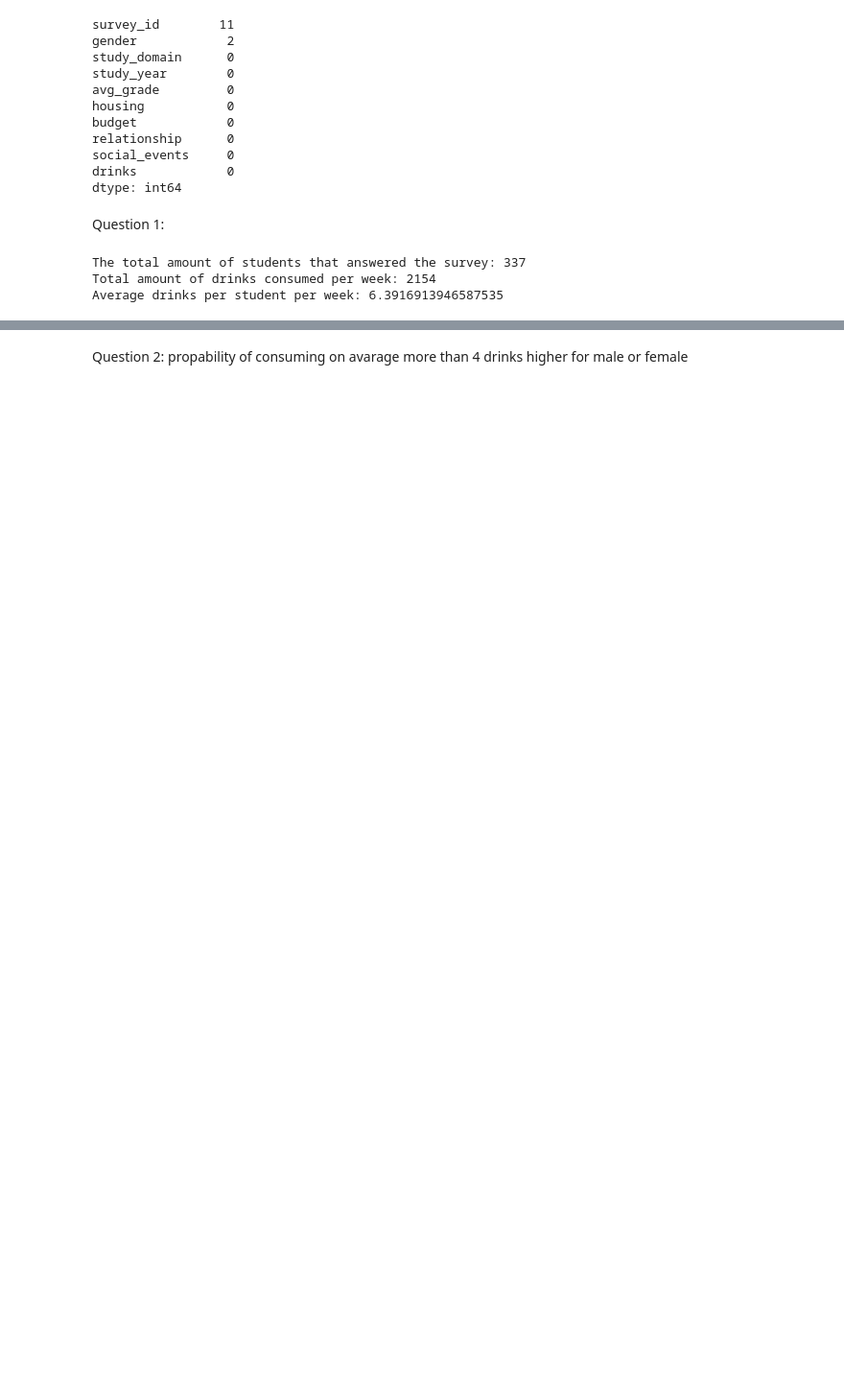
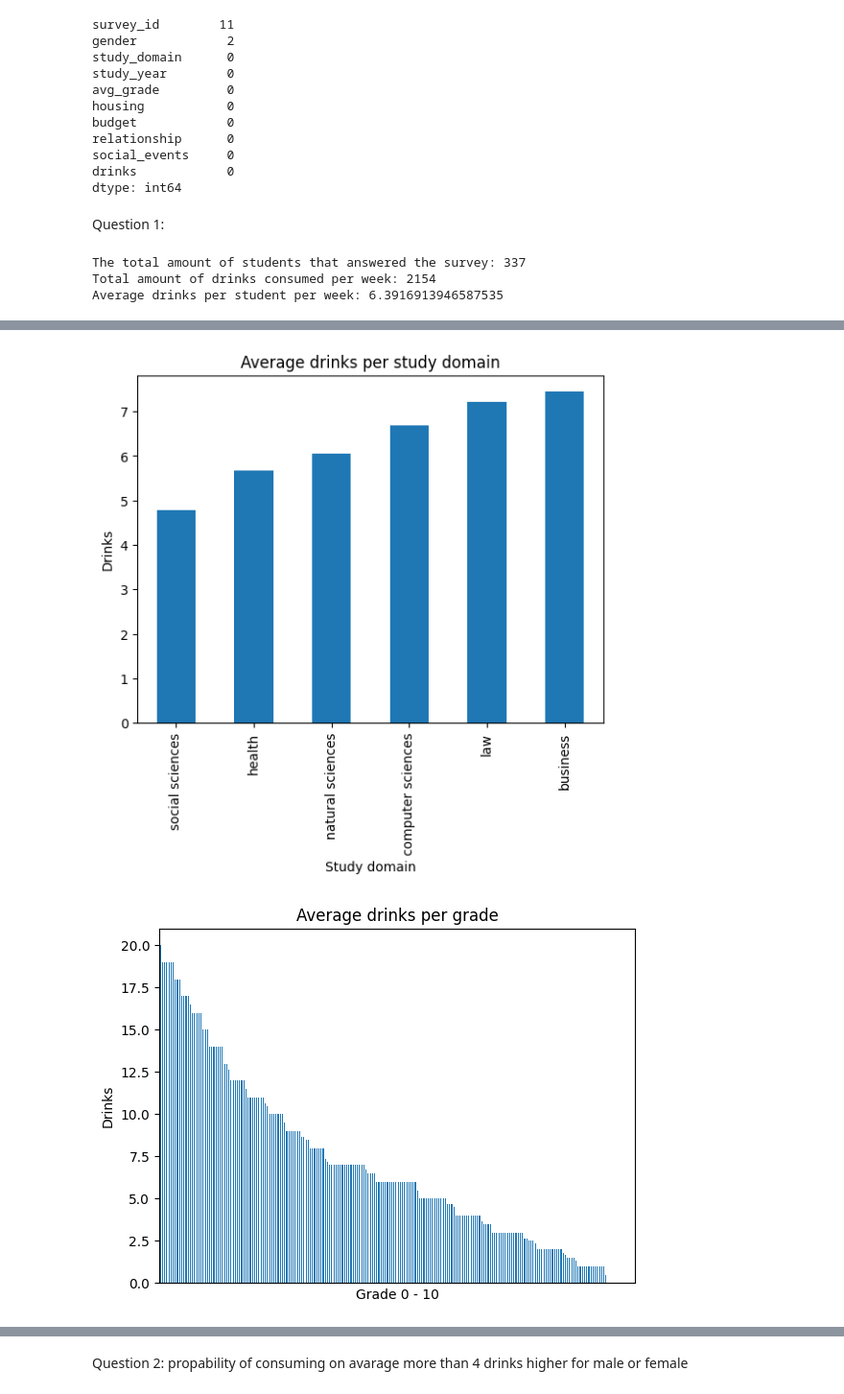
Before and after one commit to Kianvnh/TEST, a Jupyter notebook: Math/Resit math/Final resit math.ipynb, the cells around one changed output, grey strips where cells are left out. Shown at 96% size. Drawn from its saved outputs; the diff is of its cells as text; code cells hidden in the pictures; blank space fills up the shorter version.

```diff
--- a/Math/Resit math/Final resit math.ipynb
+++ b/Math/Resit math/Final resit math.ipynb
@@ -104,0 +46,53 @@ plt.show()
+# %%
+x_sd = df['study_domain']
+x_ag = df['avg_grade']
+x_g = df['gender']
+x_h = df['housing']
+x_b = df['budget']
+x_r = df['relationship']
+x_se = df['social_events']
+y = df['drinks']
+
+average_drinks_per_domain = df.groupby('study_domain')['drinks'].mean()
+drinks_domain_sorted = average_drinks_per_domain.sort_values(ascending=True)
+drinks_domain_sorted.plot(kind='bar', title='Average drinks per study domain', xlabel='Study domain', ylabel='Drinks')
+plt.show()
+ #drinks per domain
+
+average_drinks_per_grade = df.groupby('avg_grade')['drinks'].mean()
+drinks_grade_sorted = average_drinks_per_grade.sort_values(ascending=False)
+drinks_grade_sorted.plot(kind='bar', title='Average drinks per grade', xlabel='Grade 0 - 10', ylabel='Drinks')
+plt.xticks([]) #removes all the individual markers
+plt.show()
+ #drinks per domain
+
+average_drinks_per_gender = df.groupby('gender')['drinks'].mean()
+average_drinks_per_gender.plot(kind='bar', title='Average drinks per gender', xlabel='Gender', ylabel='Drinks')
+plt.show()
+#drinks per gender
+
+average_drinks_per_housing = df.groupby('housing')['drinks'].mean()
+average_drinks_per_housing.plot(kind='bar', title='Average drinks per housing situation', xlabel='Housing situation', ylabel='Drinks')
+plt.show()
+#Average drinks per housing situation
+
+average_drinks_per_budget = df.groupby('budget')['drinks'].mean()
+average_drinks_per_budget.plot(kind='bar', title='Average drinks per budget', xlabel='Budget', ylabel='Drinks')
+plt.show()
+#Average drinks based on budget
+
+average_drinks_per_relationship = df.groupby('relationship')['drinks'].mean()
+average_drinks_per_relationship.plot(kind='bar', title='Average drinks based on being in a romantical relationship', xlabel='Relationship status', ylabel='Drinks')
+plt.show()
+
+average_drinks_per_social_events = df.groupby('social_events')['drinks'].mean()
+average_drinks_per_social_events.plot(kind='bar', title='Average drinks based on the amount of social events attended', xlabel='social events', ylabel='Drinks')
+plt.show()
+
+
+
+
+#deze moet nog gefixt worden, de values zijn niet eerlijk er zijn bijv meer law students dan business students
+# %% [output]
+[figure, added]
+[figure, added]
```
Also changed, not shown: parts of 23 cells of this notebook.
